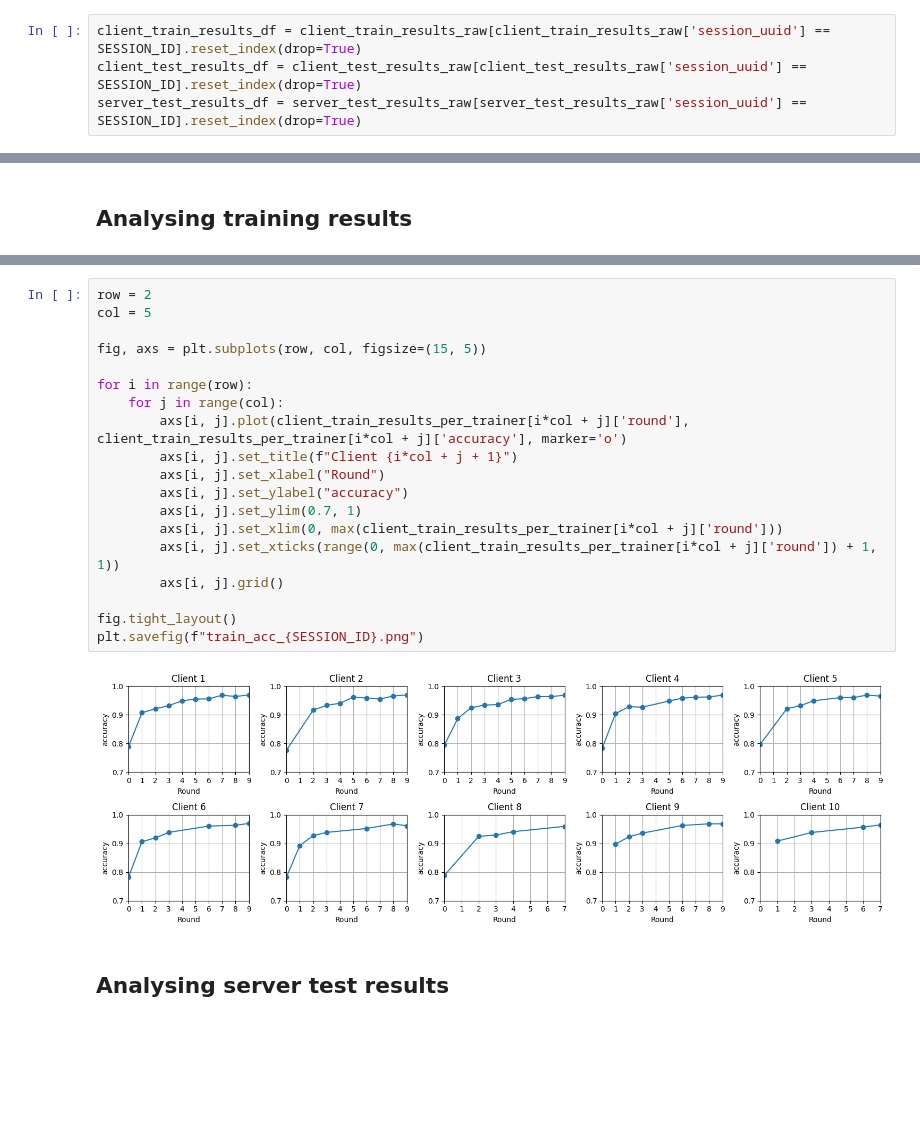
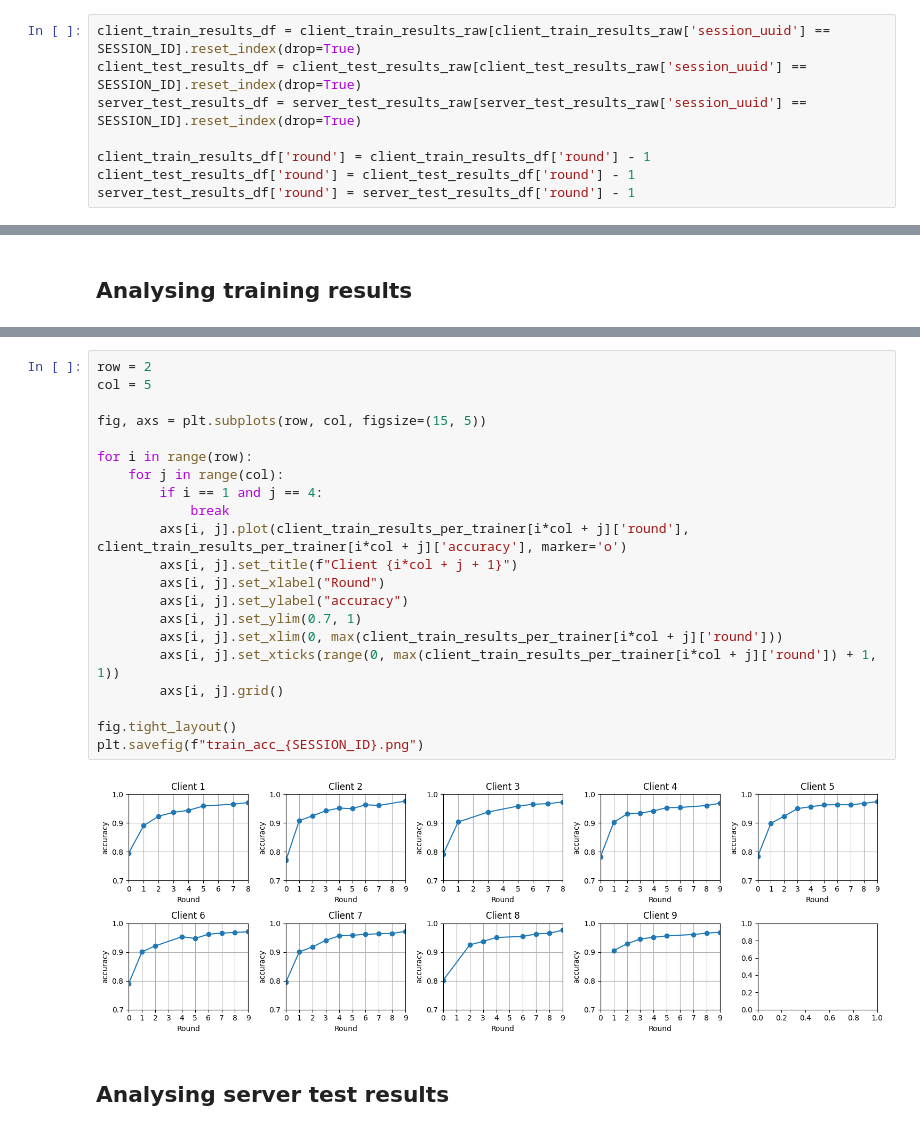
Before and after one commit to AHalic/decentralized_federated_system, a Jupyter notebook: analysis/results_analysis.ipynb, the cells around one changed output, grey strips where cells are left out. Drawn from its saved outputs; the diff is of its cells as text; blank space fills up the shorter version.

Commit message:
update with results

```diff
--- a/analysis/results_analysis.ipynb
+++ b/analysis/results_analysis.ipynb
@@ -37,6 +37,10 @@ SESSION_ID = 'dd2bdfce-0c42-4360-9886-7ca3ce305375'
 client_train_results_df = client_train_results_raw[client_train_results_raw['session_uuid'] == SESSION_ID].reset_index(drop=True)
 client_test_results_df = client_test_results_raw[client_test_results_raw['session_uuid'] == SESSION_ID].reset_index(drop=True)
 server_test_results_df = server_test_results_raw[server_test_results_raw['session_uuid'] == SESSION_ID].reset_index(drop=True)
+
+client_train_results_df['round'] = client_train_results_df['round'] - 1
+client_test_results_df['round'] = client_test_results_df['round'] - 1
+server_test_results_df['round'] = server_test_results_df['round'] - 1
 # %%
 client_train_results_df.head()
 # %% [output]
@@ -107,24 +108,26 @@ IndexError: list index out of range
 # %%
 row = 2
 col = 5
 
 fig, axs = plt.subplots(row, col, figsize=(15, 5))
 
 for i in range(row):
     for j in range(col):
+        if i == 1 and j == 4:
+            break
         axs[i, j].plot(client_train_results_per_trainer[i*col + j]['round'], client_train_results_per_trainer[i*col + j]['accuracy'], marker='o')
         axs[i, j].set_title(f"Client {i*col + j + 1}")
         axs[i, j].set_xlabel("Round")
         axs[i, j].set_ylabel("accuracy")
         axs[i, j].set_ylim(0.7, 1)
         axs[i, j].set_xlim(0, max(client_train_results_per_trainer[i*col + j]['round']))
         axs[i, j].set_xticks(range(0, max(client_train_results_per_trainer[i*col + j]['round']) + 1, 1))
         axs[i, j].grid()
 
 fig.tight_layout()
 plt.savefig(f"train_acc_{SESSION_ID}.png")
 # %% [output]
-[figure, old version]
+[figure, new version]
 # %% [markdown]
 ## Analysing server test results
 # %%
```
Also changed, not shown: parts of 6 cells of this notebook.
